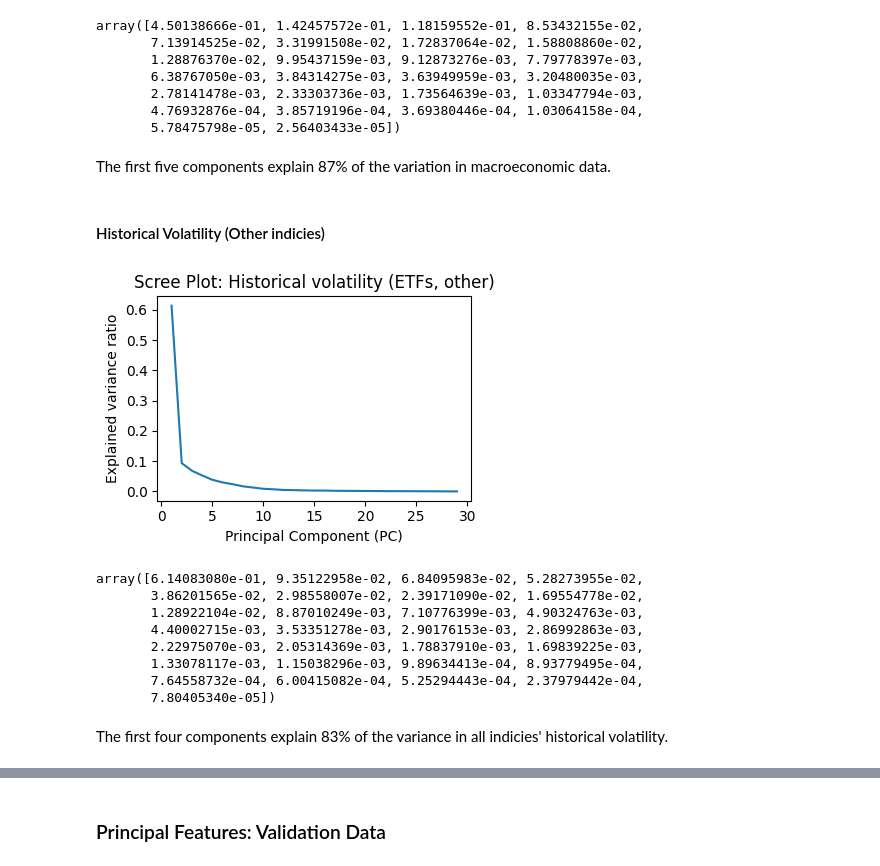
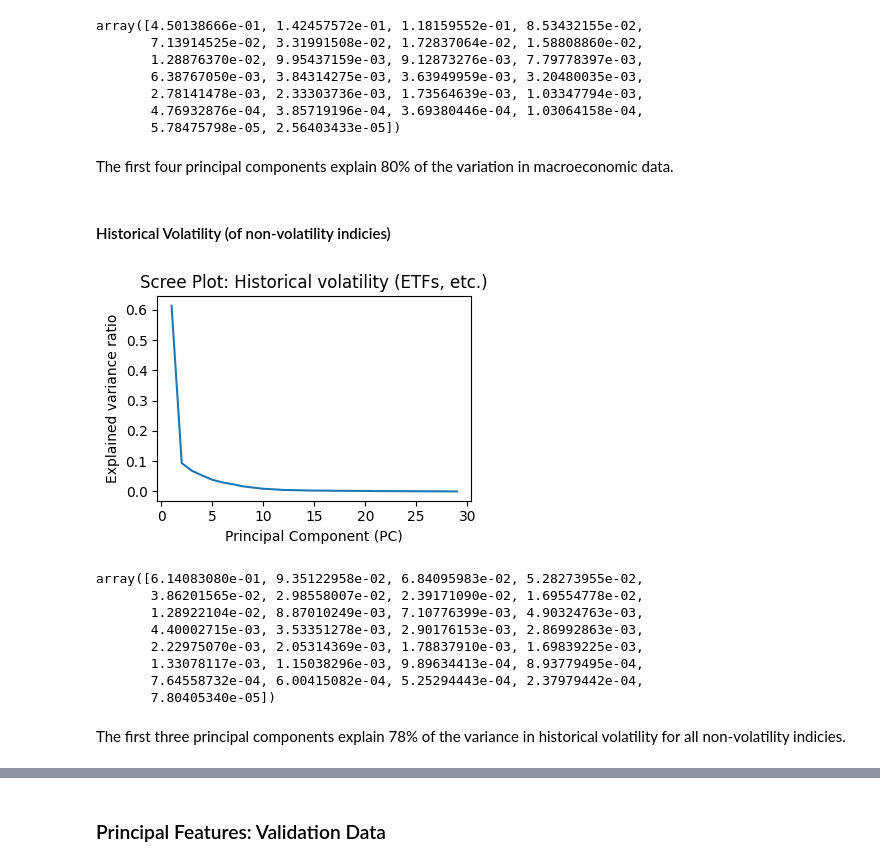
Before and after one commit to tmacpherson6/investment_advisor_dashboard_capstone, a Jupyter notebook: Pete-B6_PCA.ipynb, the cells around one changed output, grey strips where cells are left out. Saved outputs shown, nothing was run; the diff lists cells and outputs as text; code cells hidden in the pictures.

Commit message:
Updated PCA to include 2-week recent return features.

```diff
--- a/Pete-B6_PCA.ipynb
+++ b/Pete-B6_PCA.ipynb
@@ -56,7 +57,7 @@ test_df = pd.read_csv(
 # %% [markdown]
 ### Separate features into desired groups
 # %%
-X_cols, _ = dp.get_X_y_cols(train_df)
+X_cols, _ = dp.get_X_y_cols(train_df, returns=True)
 # Volatility indicies
 vol = ['^MOVE', '^VIX', '^VXN']
 # Macroeconomic and other variables
@@ -75,9 +76,11 @@ macro = [
     'initial_jobless_claims_chg',
     'continued_jobless_claims_chg'
 ]
-# Historical volatility of other indicies
-p = re.compile(r'.+_h-vol$')
-indicies = [var for var in X_cols if p.match(var) is not None]
+# Historical volatility and recent return for non-volatility indicies
+p_vol = re.compile(r'.+_vol-h$')
+p_ret = re.compile(r'.+_ret-h$')
+hvol = [var for var in X_cols if p_vol.match(var) is not None]
+hret = [var for var in X_cols if p_ret.match(var) is not None]
 # %% [markdown]
 ### Scale data
 # %%
@@ -113,11 +116,16 @@ pca_macro = PCA()
 X_train_macro = pca_macro.fit_transform(X_train[macro])
 X_val_macro = pca_macro.transform(X_val[macro])
 X_test_macro = pca_macro.transform(X_test[macro])
-# Other indicies
-pca_indicies = PCA()
-X_train_indicies = pca_indicies.fit_transform(X_train[indicies])
-X_val_indicies = pca_indicies.transform(X_val[indicies])
-X_test_indicies = pca_indicies.transform(X_test[indicies])
+# Historical volatility of non-volatility indicies
+pca_hvol = PCA()
+X_train_hvol = pca_hvol.fit_transform(X_train[hvol])
+X_val_hvol = pca_hvol.transform(X_val[hvol])
+X_test_hvol = pca_hvol.transform(X_test[hvol])
+# Recent returns for non-volatility indicies
+pca_hret = PCA()
+X_train_hret = pca_hret.fit_transform(X_train[hret])
+X_val_hret = pca_hret.transform(X_val[hret])
+X_test_hret = pca_hret.transform(X_test[hret])
 # %% [markdown]
 ### Scree plots: Explained variance ratio
 
@@ -165,19 +173,19 @@ array([4.50138666e-01, 1.42457572e-01, 1.18159552e-01, 8.53432155e-02,
        4.76932876e-04, 3.85719196e-04, 3.69380446e-04, 1.03064158e-04,
        5.78475798e-05, 2.56403433e-05])
 # %% [markdown]
-The first five components explain 87% of the variation in macroeconomic data.
+The first four principal components explain 80% of the variation in macroeconomic data.
 # %% [markdown]
-#### Historical Volatility (Other indicies)
+#### Historical Volatility (of non-volatility indicies)
 # %%
 data = np.asarray(
-    [(i + 1, ratio) for i, ratio in enumerate(pca_indicies.explained_variance_ratio_)]
+    [(i + 1, ratio) for i, ratio in enumerate(pca_hvol.explained_variance_ratio_)]
 )
 viz.elbow_plot(
     data=data,
-    title='Scree Plot: Historical volatility (ETFs, other)',
+    title='Scree Plot: Historical volatility (ETFs, etc.)',
     xlabel='Explained variance ratio',
     ylabel='Principal Component (PC)'
 )
 # %% [output]
-[figure, old version]
+[figure, new version]
 # %%
@@ -192,4 +200,4 @@ array([6.14083080e-01, 9.35122958e-02, 6.84095983e-02, 5.28273955e-02,
        7.64558732e-04, 6.00415082e-04, 5.25294443e-04, 2.37979442e-04,
        7.80405340e-05])
 # %% [markdown]
-The first four components explain 83% of the variance in all indicies' historical volatility.
+The first three principal components explain 78% of the variance in historical volatility for all non-volatility indicies.
```
Also changed, not shown: parts of 14 cells of this notebook.
